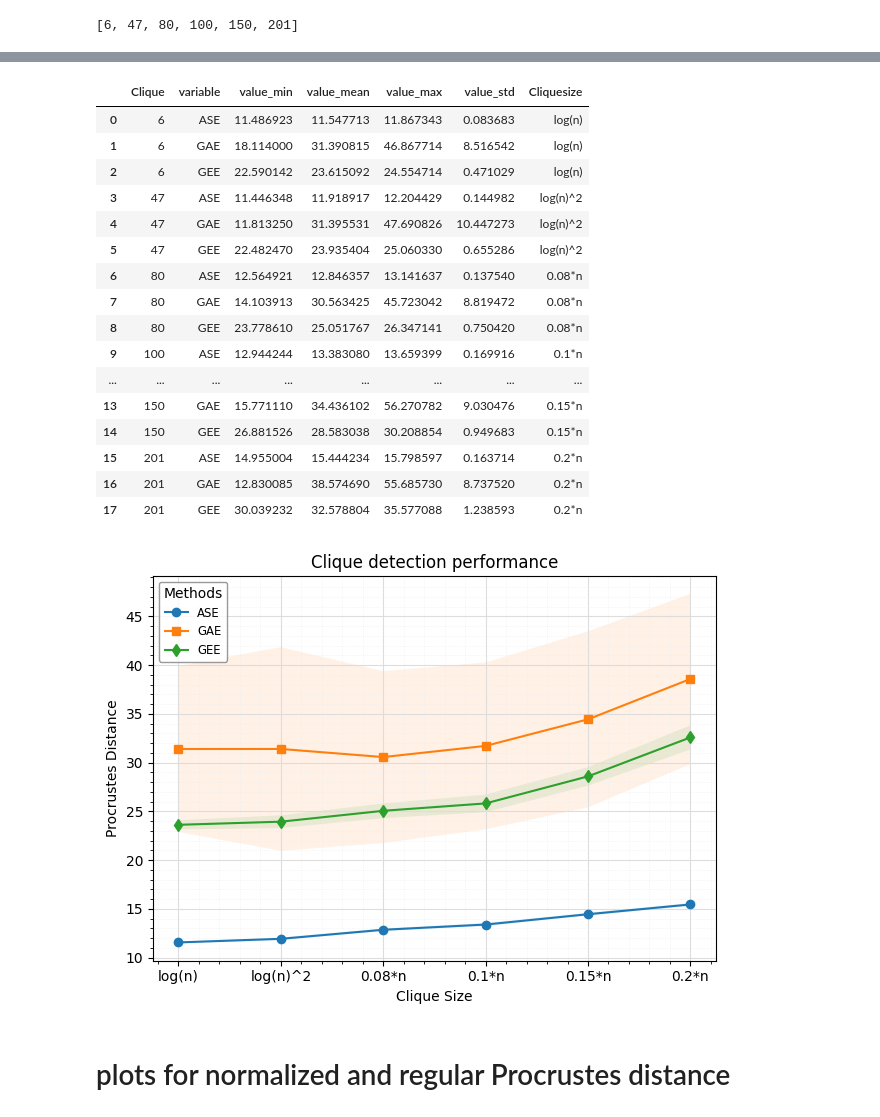
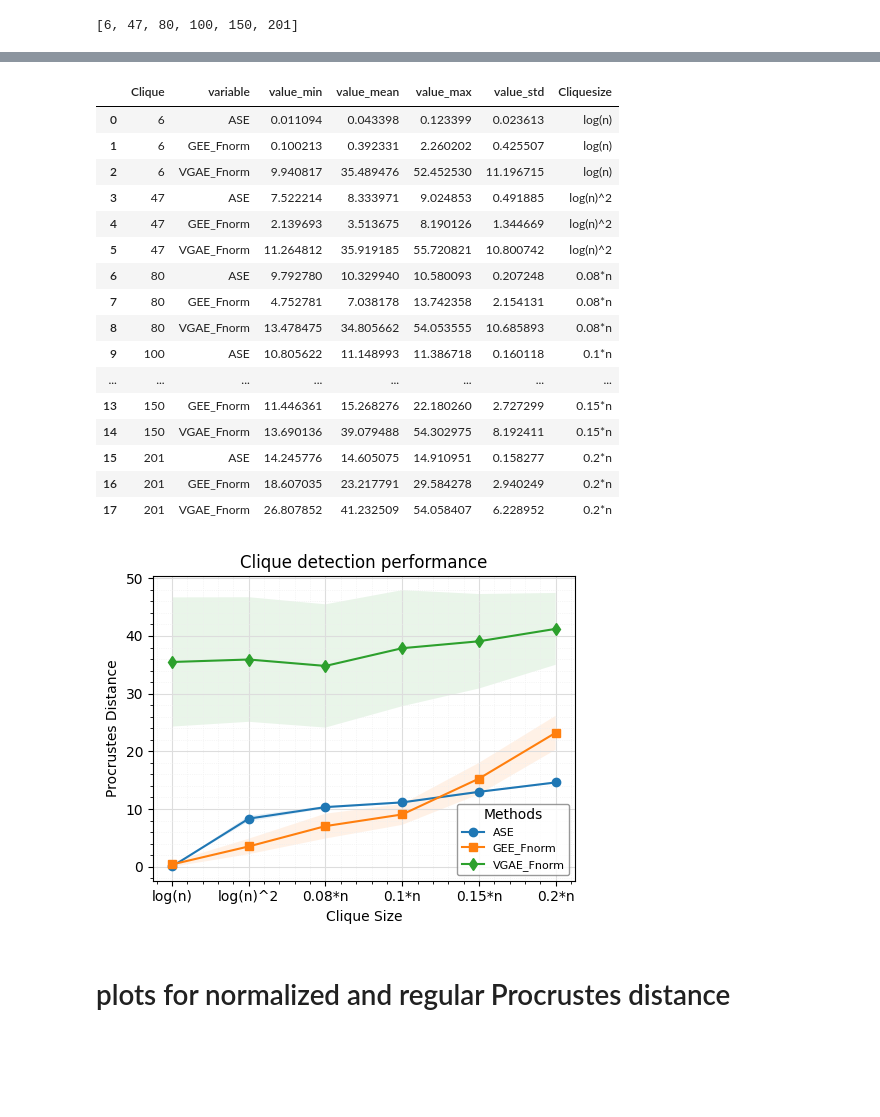
Before and after one commit to tong-qii/Clique_detection, a Jupyter notebook: EU_email.ipynb, the cells around one changed output, grey strips where cells are left out. Drawn from its saved outputs; the diff is of its cells as text; code cells hidden in the pictures; blank space fills up the shorter version.

Commit message:
update with plots

```diff
--- a/EU_email.ipynb
+++ b/EU_email.ipynb
@@ -76,7 +76,7 @@ def procrustes(X, Y, type="I"):
 
     tmp = X.T @ Y
     U, s, Vt = np.linalg.svd(tmp,full_matrices=False)
-    W = U @ Vt.T
+    W = U @ Vt
     error = np.linalg.norm(X @ W - Y, ord="fro")
 
     return {"error": error, "W": W}
@@ -202,3 +202,5 @@ array([[1, 1, 0, ..., 0, 0, 0],
        [0, 0, 0, ..., 0, 0, 0],
        [0, 0, 0, ..., 0, 0, 0],
        [0, 0, 0, ..., 0, 0, 0]])
+# %%
+A1 = np.maximum( A0, A0.transpose() )
@@ -205,15 +214,17 @@ array([[1, 1, 0, ..., 0, 0, 0],
 # %%
+################# Embed on A0
 n=len(y[:,1])
 K=int(y.max())
-edgelist0 = adj_to_edg(A0)
+edgelist0 = adj_to_edg(A1)
 
 d=2 # from R getElbow
 
-graph0 = nx.from_numpy_matrix(A0,parallel_edges=False, create_using=None)
+graph0 = nx.from_numpy_matrix(A1,parallel_edges=False, create_using=None)
 adj0 = nx.to_numpy_array(graph0, dtype=int)
 ase = AdjacencySpectralEmbed(n_components=d, algorithm='truncated')
+############ ASE A0
 ASE_Xhat0 = ase.fit_transform(adj0)
-# EncoderLDA(A)
+############  GEE A0
 Z0, W0 = graph_encoder_embed(edgelist0,ys,n,Correlation= False)
 Z0.shape
 # %% [output]
@@ -399,8 +354,15 @@ print(EU_data)
 # %%
-data = np.reshape(EU_data, (len(n_c), 4))
-df = pd.DataFrame(data)
-df.columns =['ASE','GEE','GAE','Clique']
-meltdf = pd.melt(df, id_vars=['Clique'], var_name='variable', value_name='value')
+#data = np.reshape(EU_data, (len(n_c), 4))
+#df = pd.DataFrame(data)
+#df.columns =['ASE','GEE','GAE','Clique']
+
+readdata = pd.read_csv ('./sim_data/EU_sym201.csv',sep=',',header = 0)
+readdata = readdata.rename(columns={'n_c': 'Clique','GAE_fnorm':'VGAE_Fnorm',
+                                    'GEE_fnorm':'GEE_Fnorm',
+                                   'GEE_dist':'GEE','ASE_dist':'ASE', })
+distdf = readdata.drop(columns =['VGAE_dist','GEE'])
+#distdf = readdata.drop(columns =['VGAE_dist'])
+meltdf = pd.melt(distdf, id_vars=['Clique'], var_name='variable', value_name='value')
 summary_functions = {'value': ['min', 'mean', 'max', 'std']}
 finaldf = meltdf.groupby(['Clique', 'variable']).agg(summary_functions)
 finaldf.columns = ['_'.join(col).strip() for col in finaldf.columns.values]
@@ -415,26 +377,26 @@ finaldf.loc[finaldf['Clique'] == 201, 'Cliquesize'] = '0.2*n'
 finaldf
 # %% [output]
 |  | Clique | variable | value_min | value_mean | value_max | value_std | Cliquesize |
-| 0 | 6 | ASE | 11.486923 | 11.547713 | 11.867343 | 0.083683 | log(n) |
-| 1 | 6 | GAE | 18.114000 | 31.390815 | 46.867714 | 8.516542 | log(n) |
-| 2 | 6 | GEE | 22.590142 | 23.615092 | 24.554714 | 0.471029 | log(n) |
-| 3 | 47 | ASE | 11.446348 | 11.918917 | 12.204429 | 0.144982 | log(n)^2 |
-| 4 | 47 | GAE | 11.813250 | 31.395531 | 47.690826 | 10.447273 | log(n)^2 |
-| 5 | 47 | GEE | 22.482470 | 23.935404 | 25.060330 | 0.655286 | log(n)^2 |
-| 6 | 80 | ASE | 12.564921 | 12.846357 | 13.141637 | 0.137540 | 0.08*n |
-| 7 | 80 | GAE | 14.103913 | 30.563425 | 45.723042 | 8.819472 | 0.08*n |
-| 8 | 80 | GEE | 23.778610 | 25.051767 | 26.347141 | 0.750420 | 0.08*n |
-| 9 | 100 | ASE | 12.944244 | 13.383080 | 13.659399 | 0.169916 | 0.1*n |
+| 0 | 6 | ASE | 0.011094 | 0.043398 | 0.123399 | 0.023613 | log(n) |
+| 1 | 6 | GEE_Fnorm | 0.100213 | 0.392331 | 2.260202 | 0.425507 | log(n) |
+| 2 | 6 | VGAE_Fnorm | 9.940817 | 35.489476 | 52.452530 | 11.196715 | log(n) |
+| 3 | 47 | ASE | 7.522214 | 8.333971 | 9.024853 | 0.491885 | log(n)^2 |
+| 4 | 47 | GEE_Fnorm | 2.139693 | 3.513675 | 8.190126 | 1.344669 | log(n)^2 |
+| 5 | 47 | VGAE_Fnorm | 11.264812 | 35.919185 | 55.720821 | 10.800742 | log(n)^2 |
+| 6 | 80 | ASE | 9.792780 | 10.329940 | 10.580093 | 0.207248 | 0.08*n |
+| 7 | 80 | GEE_Fnorm | 4.752781 | 7.038178 | 13.742358 | 2.154131 | 0.08*n |
+| 8 | 80 | VGAE_Fnorm | 13.478475 | 34.805662 | 54.053555 | 10.685893 | 0.08*n |
+| 9 | 100 | ASE | 10.805622 | 11.148993 | 11.386718 | 0.160118 | 0.1*n |
 | ... | ... | ... | ... | ... | ... | ... | ... |
-| 13 | 150 | GAE | 15.771110 | 34.436102 | 56.270782 | 9.030476 | 0.15*n |
-| 14 | 150 | GEE | 26.881526 | 28.583038 | 30.208854 | 0.949683 | 0.15*n |
-| 15 | 201 | ASE | 14.955004 | 15.444234 | 15.798597 | 0.163714 | 0.2*n |
-| 16 | 201 | GAE | 12.830085 | 38.574690 | 55.685730 | 8.737520 | 0.2*n |
-| 17 | 201 | GEE | 30.039232 | 32.578804 | 35.577088 | 1.238593 | 0.2*n |
+| 13 | 150 | GEE_Fnorm | 11.446361 | 15.268276 | 22.180260 | 2.727299 | 0.15*n |
+| 14 | 150 | VGAE_Fnorm | 13.690136 | 39.079488 | 54.302975 | 8.192411 | 0.15*n |
+| 15 | 201 | ASE | 14.245776 | 14.605075 | 14.910951 | 0.158277 | 0.2*n |
+| 16 | 201 | GEE_Fnorm | 18.607035 | 23.217791 | 29.584278 | 2.940249 | 0.2*n |
+| 17 | 201 | VGAE_Fnorm | 26.807852 | 41.232509 | 54.058407 | 6.228952 | 0.2*n |
 # %%
 # CAUTION
 
-fig, ax = plt.subplots()
+fig, ax = plt.subplots(figsize=(5, 4))
 #fig.patch.set_facecolor("#fafafa")
 #ax.set_facecolor("#fafafa")
 
@@ -442,37 +404,38 @@ for item in [fig, ax]:
     item.patch.set_visible(True)
 
 for variable, group in finaldf.groupby('variable'):
     ax.plot(group['Cliquesize'], group['value_mean'], label=variable)
     ax.fill_between(group['Cliquesize'], group['value_mean'] - group['value_std'],
                     group['value_mean'] + group['value_std'], alpha=0.1)
     ax.grid(True)
     ax.grid(which='major', color='#DDDDDD', linewidth=0.8)
     ax.grid(which='minor', color='#EEEEEE', linestyle=':', linewidth=0.5)
     ax.minorticks_on()
 
 
 ax.set(xlabel='Clique Size', ylabel='Procrustes Distance',
        title='Clique detection performance')
 # ax.set_facecolor("white")
 
 # set markers
-markers = ['o', 's', 'd']
+#markers = ['o', 's', 'd','v','x','8']
+markers = ['o', 's', 'd','v','x',]
 for i, line in enumerate(ax.get_lines()):
     line.set_marker(markers[i])
 
 #ax.legend(ax.get_lines(), finaldf.columns, loc='upper left', ncol=2)
 
 plt.tight_layout()
 
-legend = plt.legend(frameon = 1,loc = 2,title="Methods",fontsize='small',fancybox=True )
+legend = plt.legend(frameon = 1,loc = 4,title="Methods",fontsize=8,fancybox=True )
 frame = legend.get_frame()
 frame.set_facecolor('white')
 frame.set_edgecolor('grey')
 
 #plt.show()
-#plt.savefig('./plots/EU_email.png')
+#plt.savefig('./plots/EU_email4.png')
 # %% [output]
-[figure, old version]
+[figure, new version]
 # %% [markdown]
 # plots for normalized and regular Procrustes distance
 # %%
```
Also changed, not shown: parts of 11 cells of this notebook, 3 other files.
